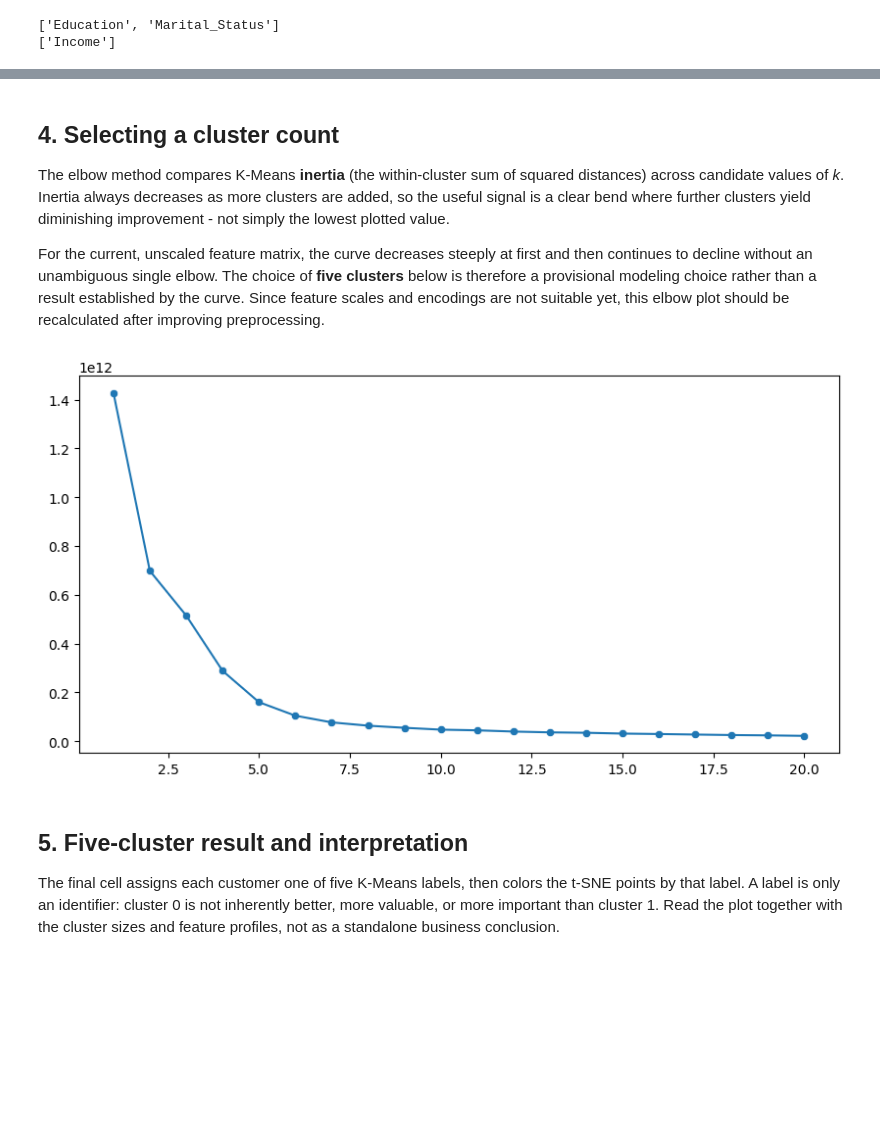
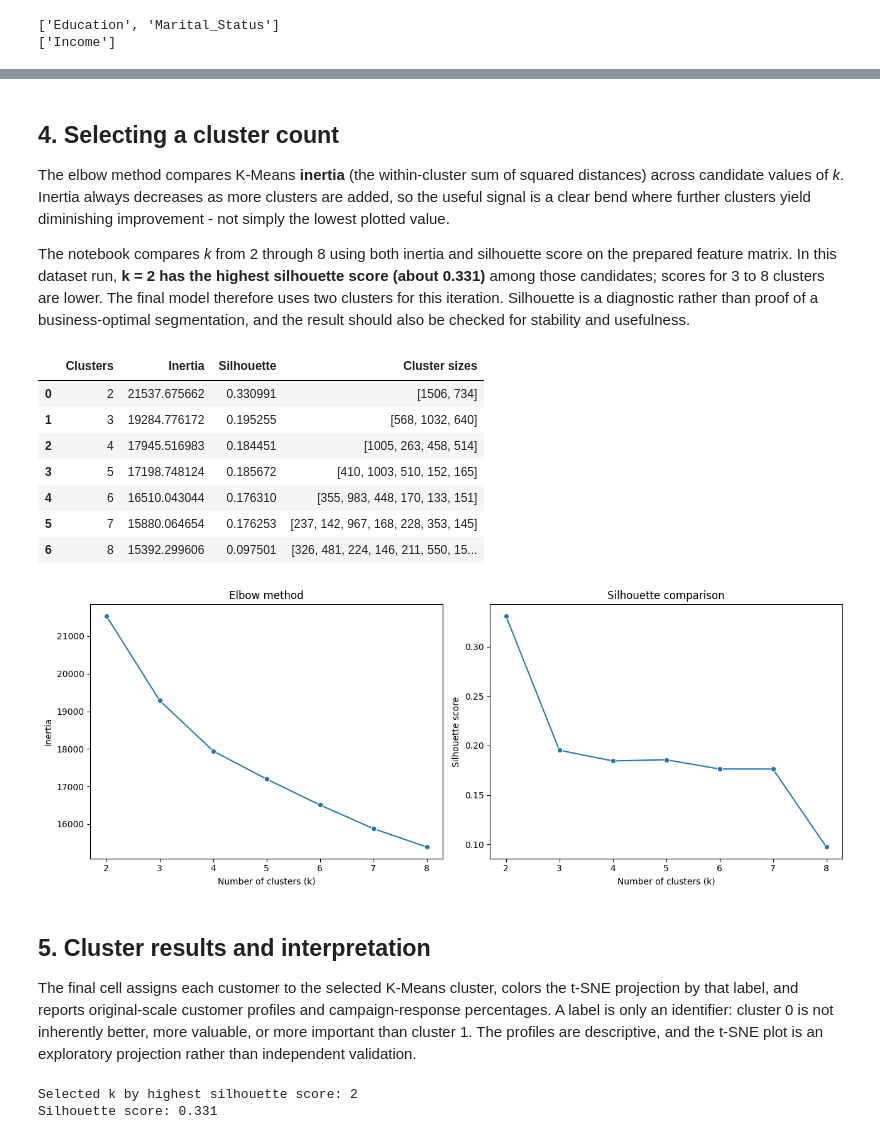
Before and after one commit to tegar17/Customer-Segmentation, a Jupyter notebook: main.ipynb, the cells around one changed output, grey strips where cells are left out. Saved outputs shown, nothing was run; the diff lists cells and outputs as text; code cells hidden in the pictures; blank space fills up the shorter version.

```diff
--- a/main.ipynb
+++ b/main.ipynb
@@ -184,6 +189,3 @@ plt.show()
 # %%
-for col in df.columns:
-    if df[col].dtype == object:
-        le = LabelEncoder()
-        df[col] = le.fit_transform(df[col])
+# Keep nominal categories as text; one-hot encoding is applied in the clustering pipeline.
 # %%
@@ -215,33 +252,65 @@ plt.show()
 
 The elbow method compares K-Means **inertia** (the within-cluster sum of squared distances) across candidate values of *k*. Inertia always decreases as more clusters are added, so the useful signal is a clear bend where further clusters yield diminishing improvement - not simply the lowest plotted value.
 
-For the current, unscaled feature matrix, the curve decreases steeply at first and then continues to decline without an unambiguous single elbow. The choice of **five clusters** below is therefore a provisional modeling choice rather than a result established by the curve. Since feature scales and encodings are not suitable yet, this elbow plot should be recalculated after improving preprocessing.
+The notebook compares *k* from 2 through 8 using both inertia and silhouette score on the prepared feature matrix. In this dataset run, **k = 2 has the highest silhouette score (about 0.331)** among those candidates; scores for 3 to 8 clusters are lower. The final model therefore uses two clusters for this iteration. Silhouette is a diagnostic rather than proof of a business-optimal segmentation, and the result should also be checked for stability and usefulness.
 # %%
-error = []
-for n_clusters in range(1, 21):
-    model = KMeans(init='k-means++',
-                   n_clusters=n_clusters,
-                   max_iter=500,
-                   random_state=22)
-    model.fit(df)
-    error.append(model.inertia_)
+cluster_counts = list(range(2, 9))
+inertia_values = []
+silhouette_values = []
+cluster_size_profiles = []
+
+for n_clusters in cluster_counts:
+    candidate_model = KMeans(
+        init="k-means++", n_clusters=n_clusters, max_iter=500,
+        random_state=22, n_init=20
+    )
+    candidate_labels = candidate_model.fit_predict(data)
+    inertia_values.append(candidate_model.inertia_)
+    silhouette_values.append(silhouette_score(data, candidate_labels))
+    cluster_size_profiles.append(pd.Series(candidate_labels).value_counts().sort_index().tolist())
+
+cluster_metrics = pd.DataFrame({
+    "Clusters": cluster_counts,
+    "Inertia": inertia_values,
+    "Silhouette": silhouette_values,
+    "Cluster sizes": cluster_size_profiles
+})
+cluster_metrics
+# %% [output]
+|  | Clusters | Inertia | Silhouette | Cluster sizes |
+| 0 | 2 | 21537.675662 | 0.330991 | [1506, 734] |
+| 1 | 3 | 19284.776172 | 0.195255 | [568, 1032, 640] |
+| 2 | 4 | 17945.516983 | 0.184451 | [1005, 263, 458, 514] |
+| 3 | 5 | 17198.748124 | 0.185672 | [410, 1003, 510, 152, 165] |
+| 4 | 6 | 16510.043044 | 0.176310 | [355, 983, 448, 170, 133, 151] |
+| 5 | 7 | 15880.064654 | 0.176253 | [237, 142, 967, 168, 228, 353, 145] |
+| 6 | 8 | 15392.299606 | 0.097501 | [326, 481, 224, 146, 211, 550, 15... |
 # %%
-plt.figure(figsize=(10, 5))
-sb.lineplot(x=range(1, 21), y=error)
-sb.scatterplot(x=range(1, 21), y=error)
+fig, axes = plt.subplots(1, 2, figsize=(13, 5))
+sb.lineplot(x=cluster_counts, y=inertia_values, marker="o", ax=axes[0])
+axes[0].set(title="Elbow method", xlabel="Number of clusters (k)", ylabel="Inertia")
+sb.lineplot(x=cluster_counts, y=silhouette_values, marker="o", ax=axes[1])
+axes[1].set(title="Silhouette comparison", xlabel="Number of clusters (k)", ylabel="Silhouette score")
+plt.tight_layout()
 plt.show()
 # %% [output]
-[figure, old version]
+[figure, new version]
 # %% [markdown]
-## 5. Five-cluster result and interpretation
+## 5. Cluster results and interpretation
 
-The final cell assigns each customer one of five K-Means labels, then colors the t-SNE points by that label. A label is only an identifier: cluster 0 is not inherently better, more valuable, or more important than cluster 1. Read the plot together with the cluster sizes and feature profiles, not as a standalone business conclusion.
+The final cell assigns each customer to the selected K-Means cluster, colors the t-SNE projection by that label, and reports original-scale customer profiles and campaign-response percentages. A label is only an identifier: cluster 0 is not inherently better, more valuable, or more important than cluster 1. The profiles are descriptive, and the t-SNE plot is an exploratory projection rather than independent validation.
 # %%
-model = KMeans(init='k-means++',
-               n_clusters=5,
-               max_iter=500,
-               random_state=22)
-segments = model.fit_predict(df)
+selected_k = cluster_counts[int(np.argmax(silhouette_values))]
+model = KMeans(
+    init="k-means++", n_clusters=selected_k, max_iter=500,
+    random_state=22, n_init=20
+)
+segments = model.fit_predict(data)
+print(f"Selected k by highest silhouette score: {selected_k}")
+print(f"Silhouette score: {max(silhouette_values):.3f}")
+# %% [output]
+Selected k by highest silhouette score: 2
+Silhouette score: 0.331
 # %%
 plt.figure(figsize=(7, 7))
 
```
Also changed, not shown: parts of 18 cells of this notebook, 1 other file.
